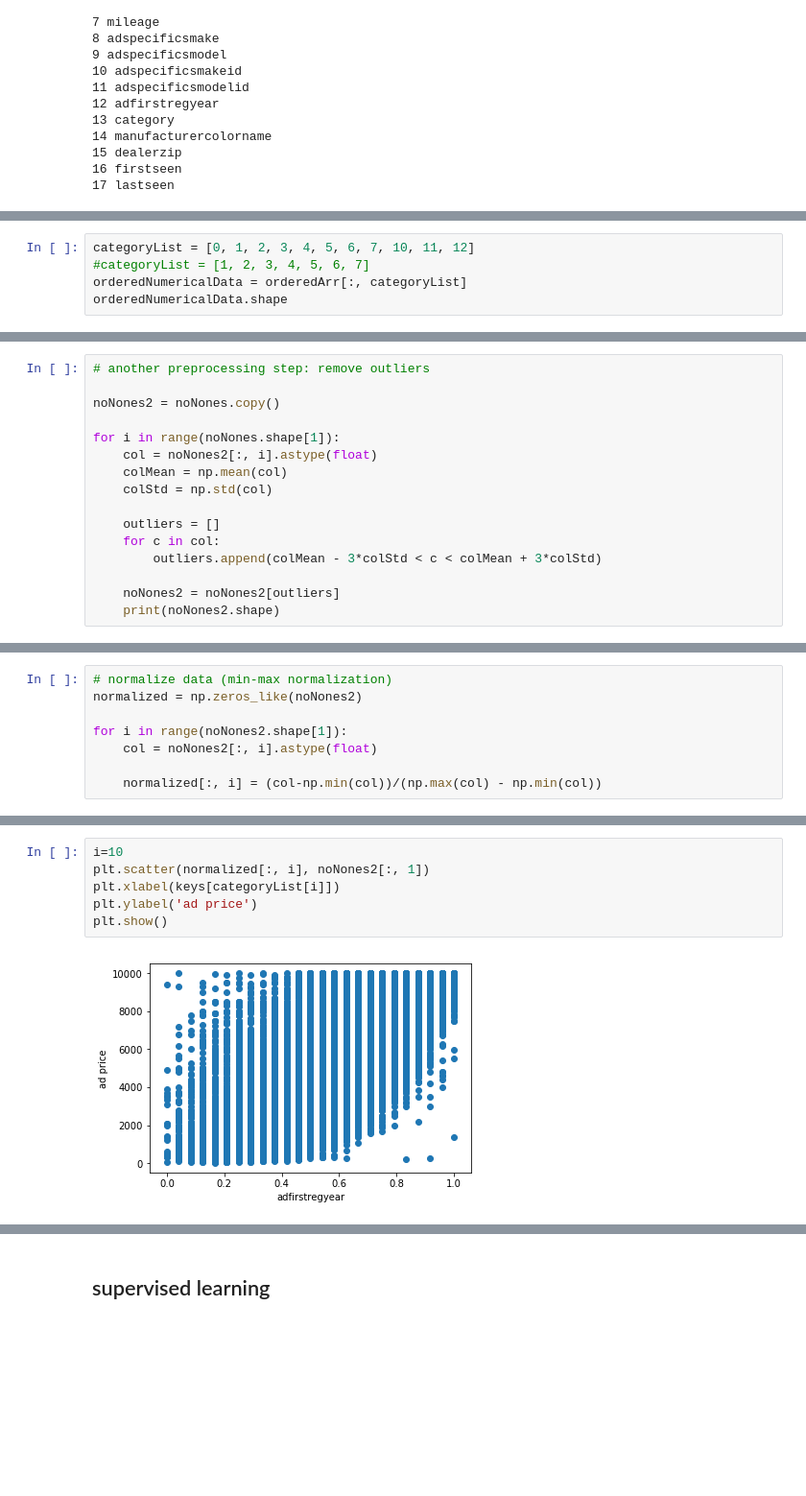
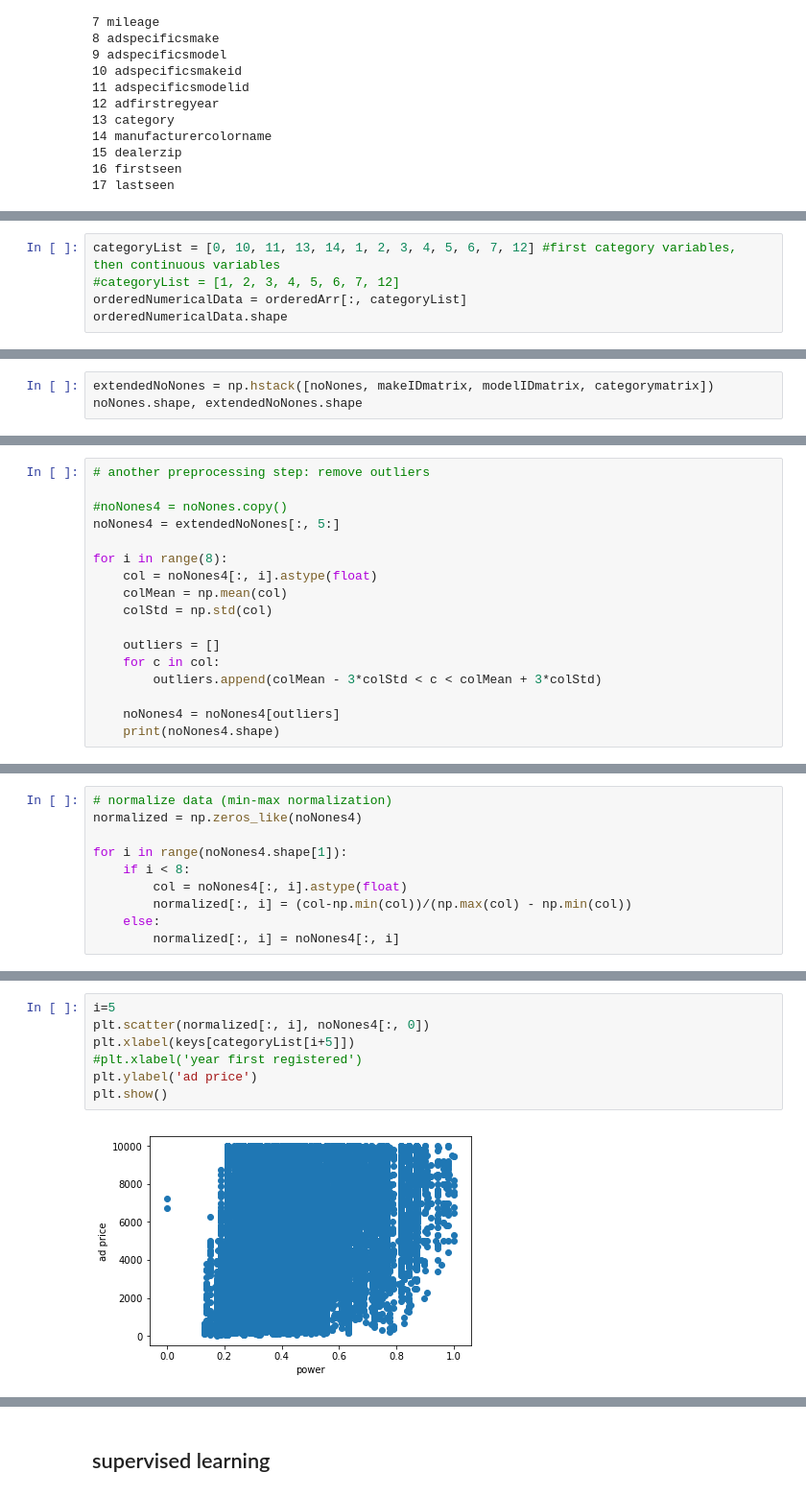
Before and after one commit to FZun/UsedCarStats, a Jupyter notebook: usedCar_Analysis.ipynb, the cells around one changed output, grey strips where cells are left out. Shown at 96% size. Drawn from its saved outputs; the diff is of its cells as text; blank space fills up the shorter version.

```diff
--- a/usedCar_Analysis.ipynb
+++ b/usedCar_Analysis.ipynb
@@ -355,6 +364,6 @@ for i, v in enumerate(keys):
 # %%
-categoryList = [0, 1, 2, 3, 4, 5, 6, 7, 10, 11, 12]
-#categoryList = [1, 2, 3, 4, 5, 6, 7]
+categoryList = [0, 10, 11, 13, 14, 1, 2, 3, 4, 5, 6, 7, 12] #first category variables, then continuous variables
+#categoryList = [1, 2, 3, 4, 5, 6, 7, 12]
 orderedNumericalData = orderedArr[:, categoryList]
 orderedNumericalData.shape
 # %% [output]
@@ -375,0 +411,3 @@ orderedNumericalData.shape, noNones.shape
+# %%
+extendedNoNones = np.hstack([noNones, makeIDmatrix, modelIDmatrix, categorymatrix])
+noNones.shape, extendedNoNones.shape
@@ -376,10 +416,11 @@ orderedNumericalData.shape, noNones.shape
 # %%
 # another preprocessing step: remove outliers
 
-noNones2 = noNones.copy()
+#noNones4 = noNones.copy()
+noNones4 = extendedNoNones[:, 5:]
 
-for i in range(noNones.shape[1]):
-    col = noNones2[:, i].astype(float)
+for i in range(8):
+    col = noNones4[:, i].astype(float)
     colMean = np.mean(col)
     colStd = np.std(col)
 
@@ -387,6 +428,6 @@ for i in range(noNones.shape[1]):
     for c in col:
         outliers.append(colMean - 3*colStd < c < colMean + 3*colStd)
 
-    noNones2 = noNones2[outliers]
-    print(noNones2.shape)
+    noNones4 = noNones4[outliers]
+    print(noNones4.shape)
 # %% [output]
@@ -404,8 +442,10 @@ for i in range(noNones.shape[1]):
 # %%
 # normalize data (min-max normalization)
-normalized = np.zeros_like(noNones2)
+normalized = np.zeros_like(noNones4)
 
-for i in range(noNones2.shape[1]):
-    col = noNones2[:, i].astype(float)
-
-    normalized[:, i] = (col-np.min(col))/(np.max(col) - np.min(col))
+for i in range(noNones4.shape[1]):
+    if i < 8:
+        col = noNones4[:, i].astype(float)
+        normalized[:, i] = (col-np.min(col))/(np.max(col) - np.min(col))
+    else:
+        normalized[:, i] = noNones4[:, i]
@@ -434,8 +480,9 @@ keys, len(keys)
 # %%
-i=10
-plt.scatter(normalized[:, i], noNones2[:, 1])
-plt.xlabel(keys[categoryList[i]])
+i=5
+plt.scatter(normalized[:, i], noNones4[:, 0])
+plt.xlabel(keys[categoryList[i+5]])
+#plt.xlabel('year first registered')
 plt.ylabel('ad price')
 plt.show()
 # %% [output]
-[figure, old version]
+[figure, new version]
```
Also changed, not shown: parts of 37 cells of this notebook, 2 other files.
